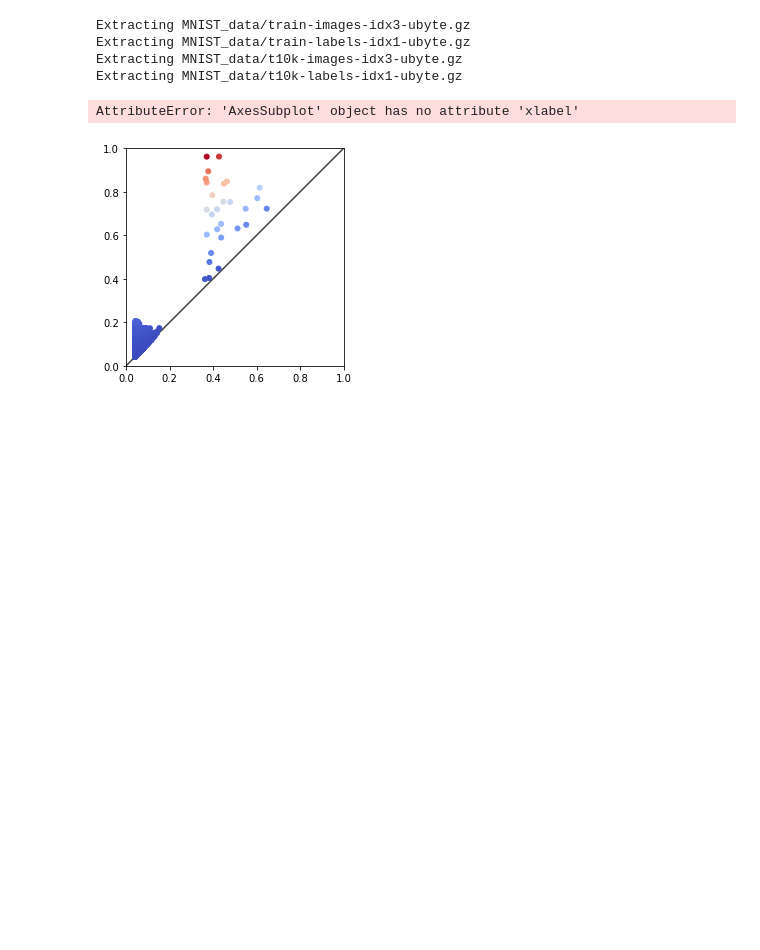
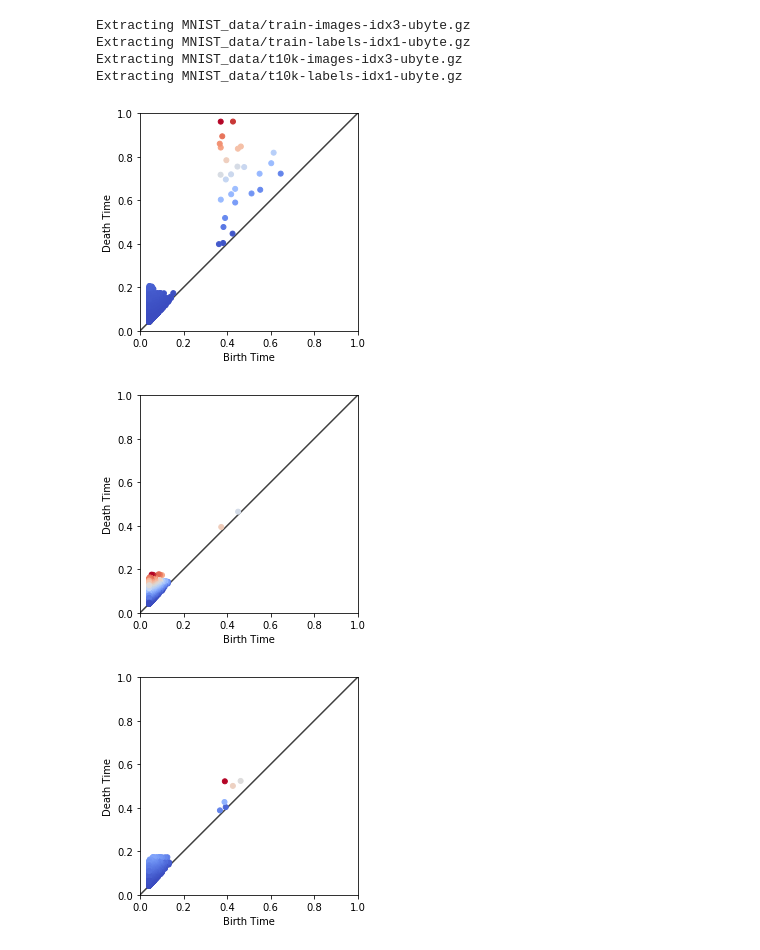
Before and after one commit to tgebhart/tf_activation, a Jupyter notebook: notebooks/Visuals.ipynb, the cells around one changed output. Drawn from its saved outputs; the diff is of its cells as text; code cells hidden in the pictures; blank space fills up the shorter version.

```diff
--- a/notebooks/Visuals.ipynb
+++ b/notebooks/Visuals.ipynb
@@ -92,24 +92,25 @@ yx_p_8 = p_8[bool_arr]
 # %%
 ijk = [yx_elite_1, yx_adv_1, yx_p_1]
 for yx in ijk:
     fig, ax = plt.subplots()
     ax.scatter(yx[:,0], yx[:,1], s=25, c=yx[:,1]**2 - yx[:,0]**2, cmap=plt.cm.coolwarm, zorder=10)
     lims = [
         np.min([0, 1]),  # min of both axes
         np.max([0, 1]),  # max of both axes
     ]
 
     # now plot both limits against eachother
     ax.plot(lims, lims, 'k-', alpha=0.75, zorder=0)
     ax.set_aspect('equal')
     ax.set_xlim(lims)
     ax.set_ylim(lims)
     plt.xlabel('Birth Time')
-    ax.ylabel('Death Time')
+    plt.ylabel('Death Time')
 plt.show()
 # %% [output]
-AttributeError: 'AxesSubplot' object has no attribute 'xlabel'
-[figure, old version]
+[figure, new version]
+[figure, added]
+[figure, added]
 # %%
 ijk = [yx_elite_5, yx_adv_5, yx_p_5]
 for yx in ijk:
```
Also changed, not shown: parts of 2 cells of this notebook.
